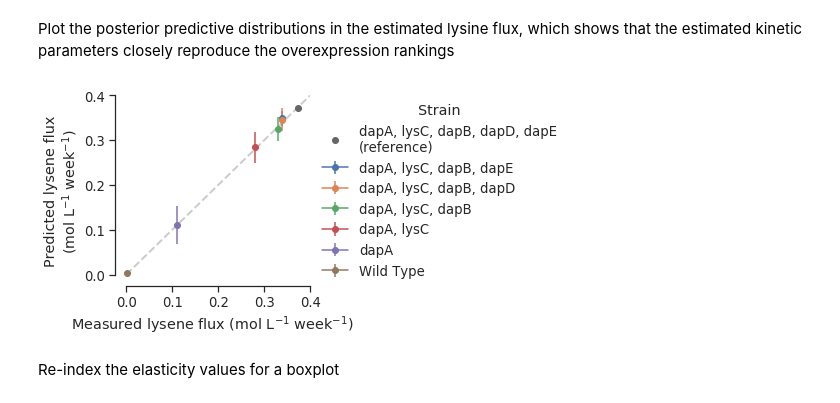
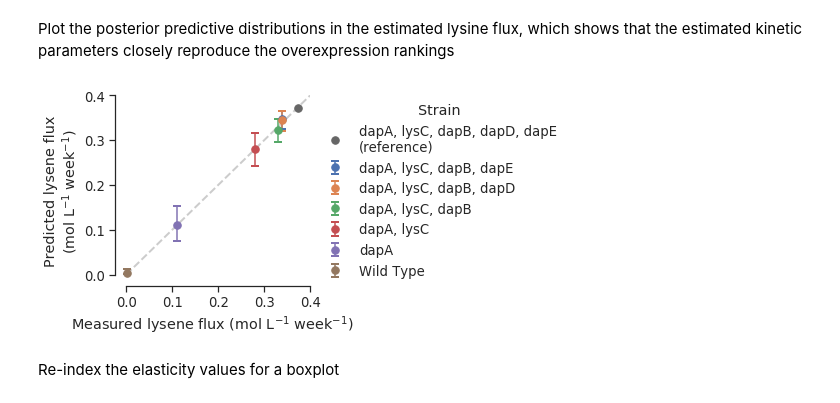
Before and after one commit to pstjohn/emll, a Jupyter notebook: notebooks/contador.ipynb, the cells around one changed output. Cells and saved outputs as stored; diff of their text form; code cells hidden in the pictures.

```diff
--- a/notebooks/contador.ipynb
+++ b/notebooks/contador.ipynb
@@ -217,32 +219,35 @@ Plot the posterior predictive distributions in the estimated lysine flux, which
 # %%
 fig = plt.figure(figsize=(3.5,3.5))
 ax = fig.add_subplot(111)
 
 for i in range(n_exp):
 
     hpd = pm.hpd(trace_vi['lys_mean'][:, i]) * v_star[lys_index]
     mean = trace_vi['lys_mean'][:, i].mean() * v_star[lys_index]
-    ax.errorbar(ox_results[i] * v_star[lys_index], mean, yerr=np.atleast_2d([mean-hpd[0], mean-hpd[1]]), marker='o', label=strains[i])
+    ax.errorbar(ox_results[i] * v_star[lys_index], mean,
+                yerr=np.atleast_2d([mean-hpd[0], hpd[1]-mean]).T, marker='o',
+                label=strains[i], capsize=4, capthick=2, ls='none', ms=7.5)
 
-ax.plot(v_star[lys_index], v_star[lys_index], 'o', color='.4', label='dapA, lysC, dapB, dapD, dapE\n(reference)')
+ax.plot(v_star[lys_index], v_star[lys_index], 'o', color='.4', ms=7.5,
+        label='dapA, lysC, dapB, dapD, dapE\n(reference)')
 
 legend = ax.legend(loc='center left', bbox_to_anchor=(1., .5), title='Strain')
 plt.setp(legend.get_title(),fontsize='x-large')
 
 ax.plot([0, .4], [0, .4], ls='--', color='.8', zorder=0, lw=2)
 
 ax.set_xlabel('Measured lysene flux (mol L$^{-1}$ week$^{-1}$)')
 ax.set_ylabel('Predicted lysene flux\n(mol L$^{-1}$ week$^{-1}$)')
 
 ax.set_xlim((-0.025, 0.4))
 ax.set_ylim((-0.025, 0.4))
 
 ax.set_xticks([0, .1, .2, .3, .4])
 
 sns.despine(trim=True)
 fig.savefig('lysine_flux_prediction.svg')
 # %% [output]
-[figure, old version]
+[figure, new version]
 # %%
 # fig = plt.figure()
 # ax = fig.add_subplot(111)
```
Also changed, not shown: parts of 9 cells of this notebook.
